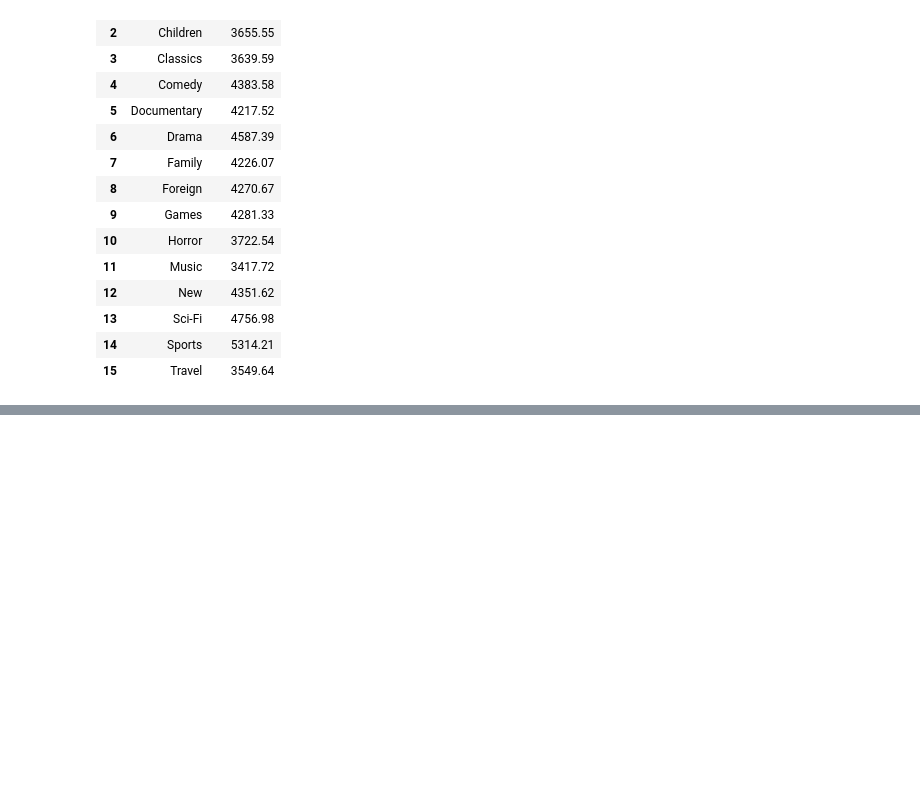
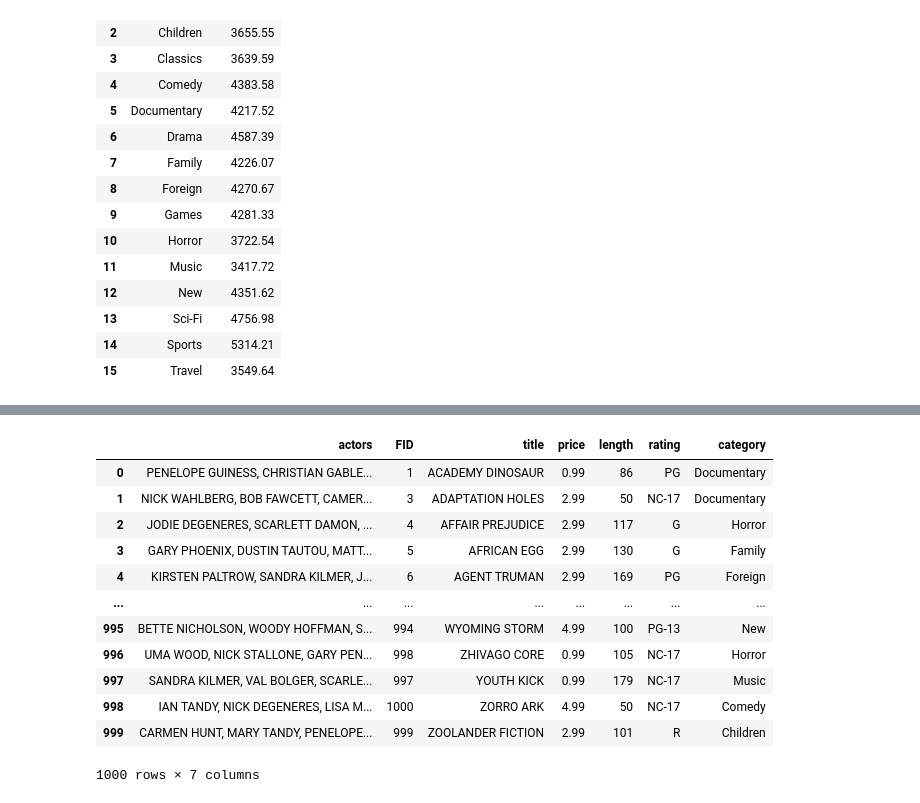
Before and after one commit to sncalvo/improved-broccoli, a Jupyter notebook: tarea.ipynb, the cells around one changed output, grey strips where cells are left out. Saved outputs shown, nothing was run; the diff lists cells and outputs as text; code cells hidden in the pictures; blank space fills up the shorter version.

```diff
--- a/tarea.ipynb
+++ b/tarea.ipynb
@@ -555,0 +628,79 @@ df
+# %%
+film_list_opt_pipeline = [
+    {
+        '$lookup': {
+            'from': 'actor',
+            'localField': 'actors',
+            'foreignField': 'actor_id',
+            'as': 'actors',
+            'pipeline': [
+                {
+                    '$replaceRoot': {
+                        'newRoot': {
+                            'name': {
+                                '$concat': [
+                                    '$first_name', ' ', '$last_name'
+                                ]
+                            }
+                        }
+                    }
+                }
+            ]
+        }
+    }, {
+        '$project': {
+            'actors': {
+                '$reduce': {
+                    'input': '$actors',
+                    'initialValue': '',
+                    'in': {
+                        '$cond': [
+                            {
+                                '$eq': [
+                                    '$$value', ''
+                                ]
+                            }, '$$this.name', {
+                                '$concat': [
+                                    '$$value', ', ', '$$this.name'
+                                ]
+                            }
+                        ]
+                    }
+                }
+            },
+            '_id': 0,
+            'FID': '$film_id',
+            'title': '$title',
+            'price': '$rental_rate',
+            'length': '$length',
+            'rating': '$rating',
+            'category': '$categories'
+        }
+    }, {
+        '$unwind': {
+            'path': '$category'
+        }
+    }
+]
+
+film_list_opt = dd2.film.aggregate(film_list_opt_pipeline)
+
+film_list_opt_results = list(film_list_opt)
+
+df = pd.DataFrame(film_list_opt_results)
+
+df
+# %% [output]
+|  | actors | FID | title | price | length | rating | category |
+| 0 | PENELOPE GUINESS, CHRISTIAN GABLE... | 1 | ACADEMY DINOSAUR | 0.99 | 86 | PG | Documentary |
+| 1 | NICK WAHLBERG, BOB FAWCETT, CAMER... | 3 | ADAPTATION HOLES | 2.99 | 50 | NC-17 | Documentary |
+| 2 | JODIE DEGENERES, SCARLETT DAMON, ... | 4 | AFFAIR PREJUDICE | 2.99 | 117 | G | Horror |
+| 3 | GARY PHOENIX, DUSTIN TAUTOU, MATT... | 5 | AFRICAN EGG | 2.99 | 130 | G | Family |
+| 4 | KIRSTEN PALTROW, SANDRA KILMER, J... | 6 | AGENT TRUMAN | 2.99 | 169 | PG | Foreign |
+| ... | ... | ... | ... | ... | ... | ... | ... |
+| 995 | BETTE NICHOLSON, WOODY HOFFMAN, S... | 994 | WYOMING STORM | 4.99 | 100 | PG-13 | New |
+| 996 | UMA WOOD, NICK STALLONE, GARY PEN... | 998 | ZHIVAGO CORE | 0.99 | 105 | NC-17 | Horror |
+| 997 | SANDRA KILMER, VAL BOLGER, SCARLE... | 997 | YOUTH KICK | 0.99 | 179 | NC-17 | Music |
+| 998 | IAN TANDY, NICK DEGENERES, LISA M... | 1000 | ZORRO ARK | 4.99 | 50 | NC-17 | Comedy |
+| 999 | CARMEN HUNT, MARY TANDY, PENELOPE... | 999 | ZOOLANDER FICTION | 2.99 | 101 | R | Children |
+1000 rows × 7 columns
```
Also changed, not shown: parts of 12 cells of this notebook, 1 other file.
